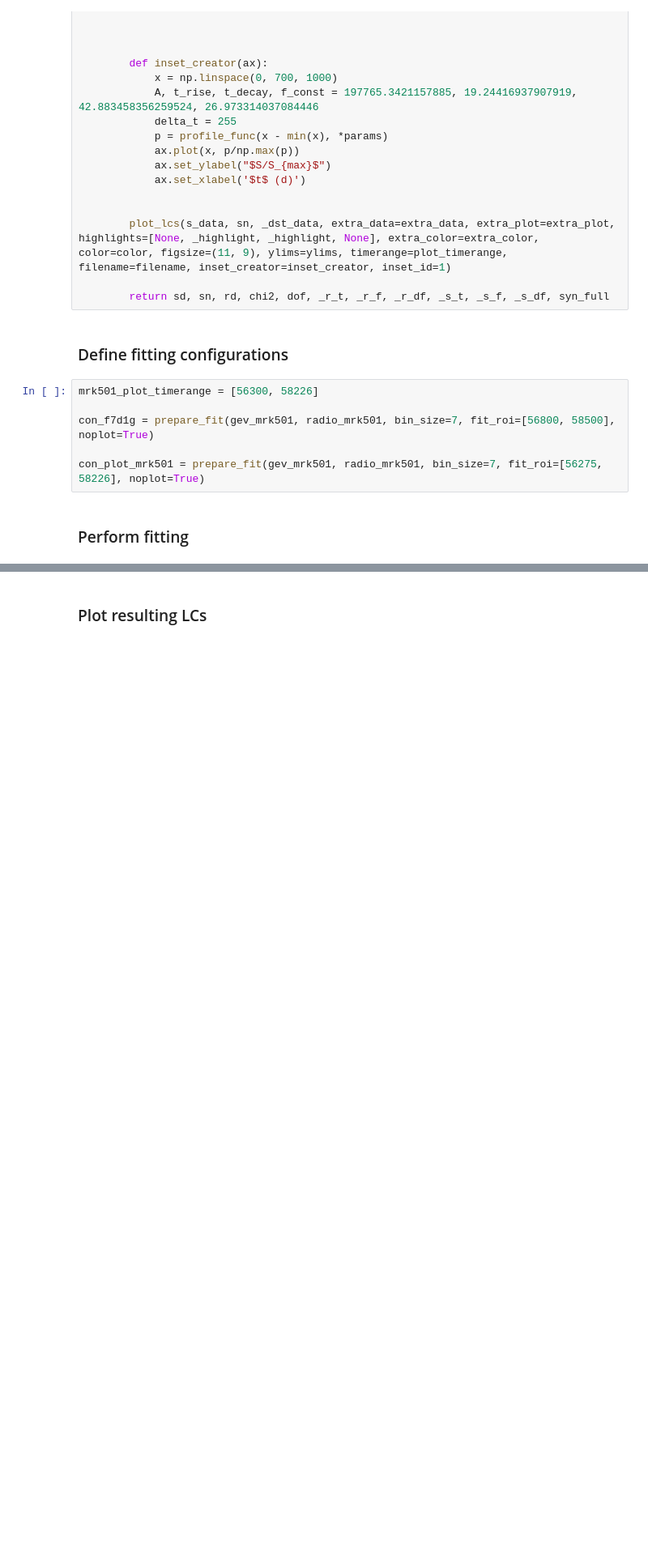
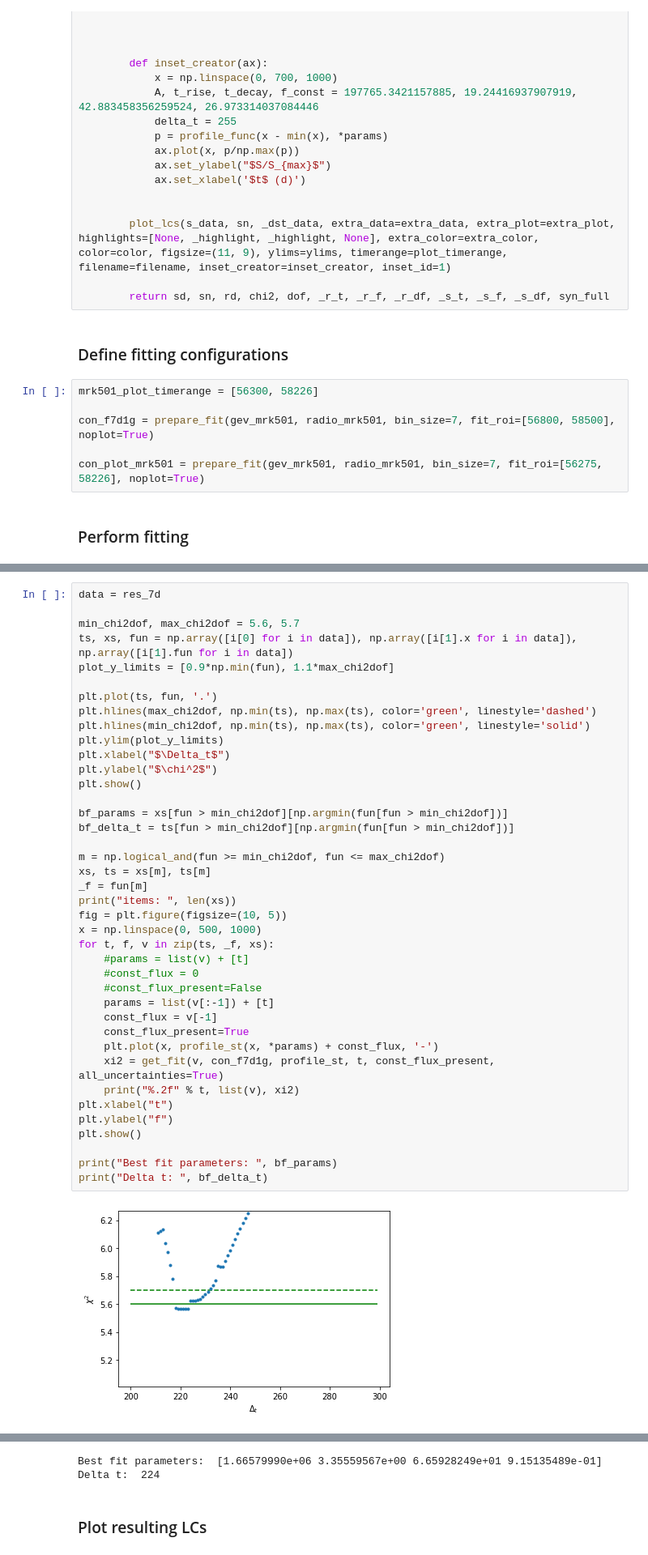
Before and after one commit to andreatramacere/adiabatic_exp_radio_gamma_delay, a Jupyter notebook: radio_gev_data_and_analysis/processing_mrk501.ipynb, the cells around one changed output, grey strips where cells are left out. Shown at 81% size. Cells and saved outputs as stored; diff of their text form; blank space fills up the shorter version.

```diff
--- a/radio_gev_data_and_analysis/processing_mrk501.ipynb
+++ b/radio_gev_data_and_analysis/processing_mrk501.ipynb
@@ -216,0 +265,42 @@ con_plot_mrk501 = prepare_fit(gev_mrk501, radio_mrk501, bin_size=7, fit_roi=[562
+# %%
+data = res_7d
+
+min_chi2dof, max_chi2dof = 5.6, 5.7
+ts, xs, fun = np.array([i[0] for i in data]), np.array([i[1].x for i in data]), np.array([i[1].fun for i in data])
+plot_y_limits = [0.9*np.min(fun), 1.1*max_chi2dof]
+
+plt.plot(ts, fun, '.')
+plt.hlines(max_chi2dof, np.min(ts), np.max(ts), color='green', linestyle='dashed')
+plt.hlines(min_chi2dof, np.min(ts), np.max(ts), color='green', linestyle='solid')
+plt.ylim(plot_y_limits)
+plt.xlabel("$\Delta_t$")
+plt.ylabel("$\chi^2$")
+plt.show()
+
+bf_params = xs[fun > min_chi2dof][np.argmin(fun[fun > min_chi2dof])]
+bf_delta_t = ts[fun > min_chi2dof][np.argmin(fun[fun > min_chi2dof])]
+
+m = np.logical_and(fun >= min_chi2dof, fun <= max_chi2dof)
+xs, ts = xs[m], ts[m]
+_f = fun[m]
+print("items: ", len(xs))
+fig = plt.figure(figsize=(10, 5))
+x = np.linspace(0, 500, 1000)
+for t, f, v in zip(ts, _f, xs):
+    #params = list(v) + [t]
+    #const_flux = 0
+    #const_flux_present=False
+    params = list(v[:-1]) + [t]
+    const_flux = v[-1]
+    const_flux_present=True
+    plt.plot(x, profile_st(x, *params) + const_flux, '-')
+    xi2 = get_fit(v, con_f7d1g, profile_st, t, const_flux_present, all_uncertainties=True)
+    print("%.2f" % t, list(v), xi2)
+plt.xlabel("t")
+plt.ylabel("f")
+plt.show()
+
+print("Best fit parameters: ", bf_params)
+print("Delta t: ", bf_delta_t)
+# %% [output]
+[figure, added]
@@ -217,3 +317,5 @@ con_plot_mrk501 = prepare_fit(gev_mrk501, radio_mrk501, bin_size=7, fit_roi=[562
+Best fit parameters:  [1.66579990e+06 3.35559567e+00 6.65928249e+01 9.15135489e-01]
+Delta t:  224
 # %% [markdown]
 ### Plot resulting LCs
 # %%
```
Also changed, not shown: parts of 7 cells of this notebook, 2 other files.
